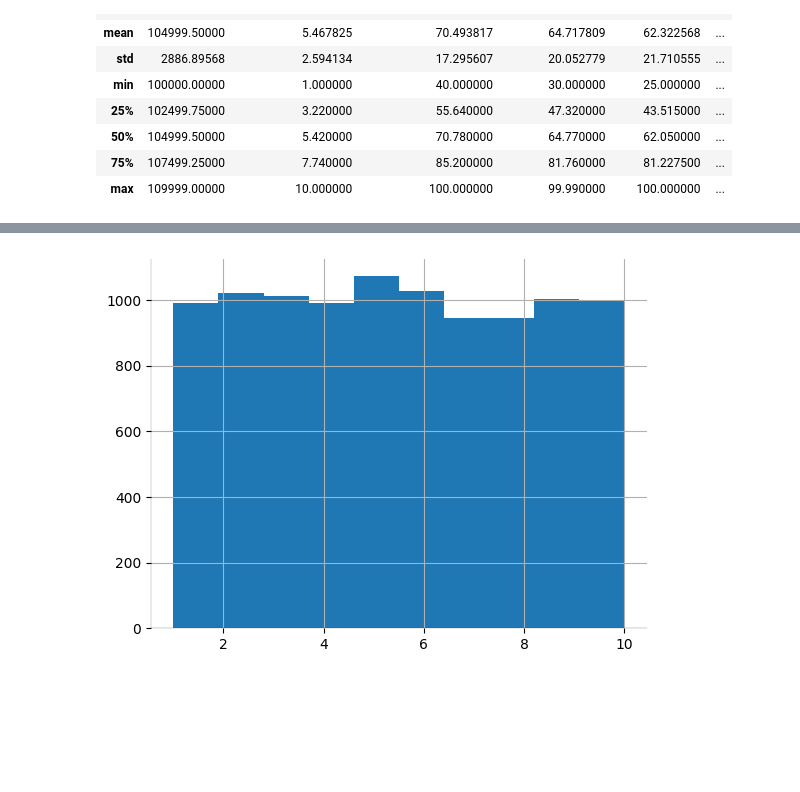
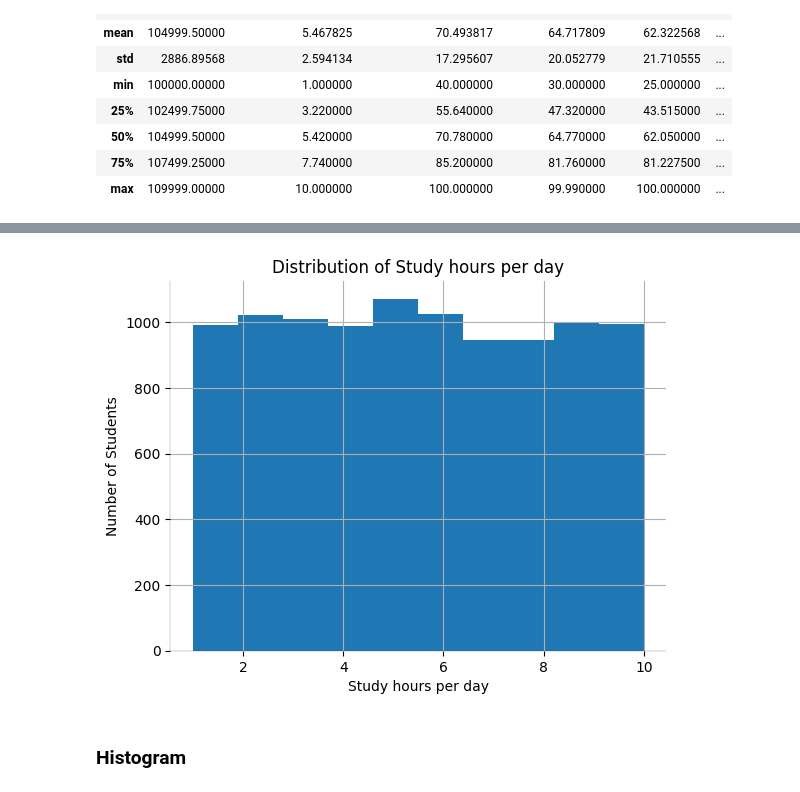
Before and after one commit to SwathiM5/student_performance_data, a Jupyter notebook: notebooks/analysis.ipynb, the cells around one changed output, grey strips where cells are left out. Drawn from its saved outputs; the diff is of its cells as text; code cells hidden in the pictures; blank space fills up the shorter version.

Commit message:
Improved visualizations and cleaned notebook charts

```diff
--- a/notebooks/analysis.ipynb
+++ b/notebooks/analysis.ipynb
@@ -269,5 +275,5 @@ std_per_dt.sort_values("study_hours_per_day", ascending=False)
 | 3125 | 103125 | Female | 1.00 | 50.90 | 60.11 | 55.41 | ... |
 10000 rows × 14 columns
 # %%
-std_per_dt = std_per_dt.sort_values("final_score", ascending=False)
+std_per_dt = std_per_dt.sort_values("overall_score", ascending=False)
 # %%
@@ -289,5 +293,3 @@ std_per_dt.sort_values("final_score", ascending=False).head(10)
-# %%
-std_per_dt.rename(columns={"overall_score": "final_score"}, inplace=True)
 # %%
 std_per_dt
 # %% [output]
@@ -578,17 +537,23 @@ Successfully installed contourpy-1.3.3 cycler-0.12.1 fonttools-4.62.1 kiwisolver
 [notice] To update, run: python.exe -m pip install --upgrade pip
 # %%
 std_per_dt['study_hours_per_day'].hist()
+
+plt.title("Distribution of Study hours per day")
+plt.xlabel("Study hours per day")
+plt.ylabel("Number of Students")
 
 ax = plt.gca()
 ax.spines['top'].set_visible(False)
 ax.spines['right'].set_visible(False)
 
 #Setting Lines thinner:
 for spine in ax.spines.values():
     spine.set_linewidth(0.25)
     spine.set_alpha(0.5)
 # %% [output]
-[figure, old version]
+[figure, new version]
+# %% [markdown]
+### Histogram
 # %%
 import seaborn as sns
 import matplotlib.pyplot as plt
```
Also changed, not shown: parts of 38 cells of this notebook.
